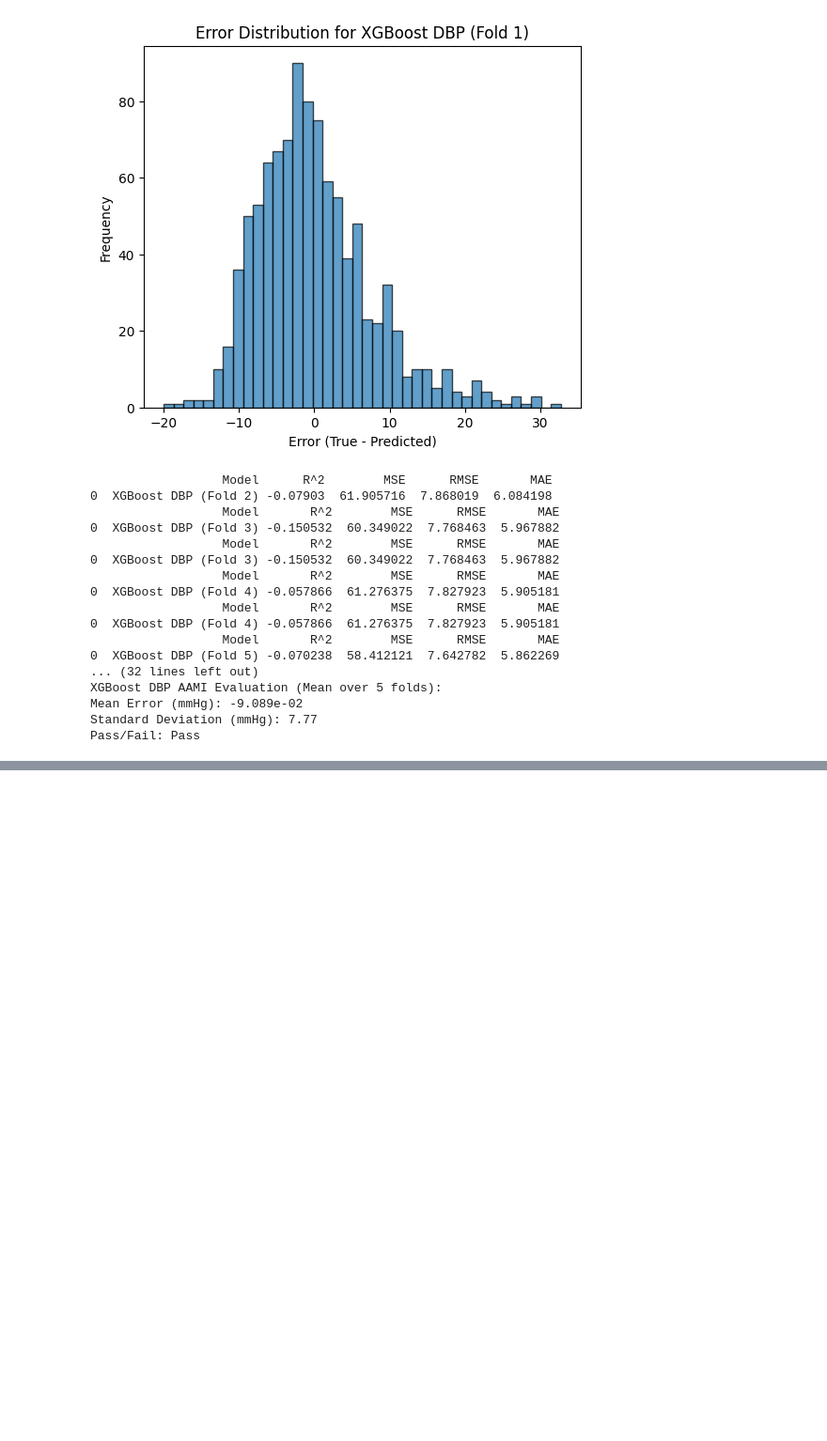
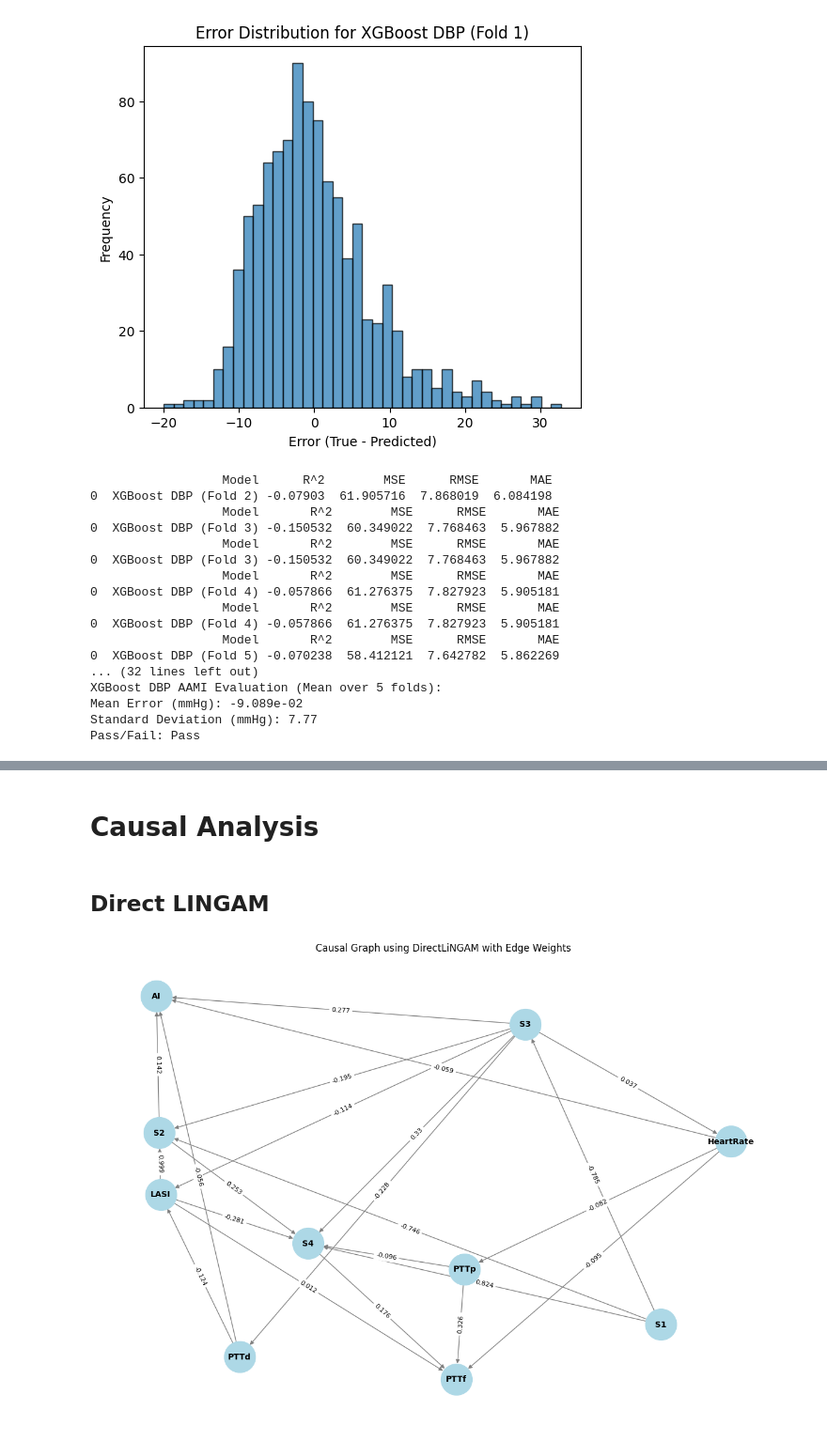
Before and after one commit to AniruthAnanth/CuffLessBloodPressureEstimation, a Jupyter notebook: main.ipynb, the cells around one changed output, grey strips where cells are left out. Shown at 94% size. Drawn from its saved outputs; the diff is of its cells as text; code cells hidden in the pictures; blank space fills up the shorter version.

Commit message:
added lingam graph

```diff
--- a/main.ipynb
+++ b/main.ipynb
@@ -645,3 +647,40 @@ CatBoost SBP AAMI Evaluation (Mean over 5 folds):
 Mean Error (mmHg): 1.382e-02
 Standard Deviation (mmHg): 17.97
 Pass/Fail: Fail
+# %% [markdown]
+# Causal Analysis
+# %% [markdown]
+## Direct LINGAM
+# %%
+from lingam import DirectLiNGAM
+import networkx as nx
+
+# Fit the DirectLiNGAM model
+model = DirectLiNGAM()
+model.fit(X_scaled)
+
+# Get the adjacency matrix
+adjacency_matrix = model.adjacency_matrix_
+
+# Create a directed graph using NetworkX
+causal_graph = nx.DiGraph(adjacency_matrix)
+
+# Relabel nodes with feature names
+causal_graph = nx.relabel_nodes(causal_graph, {i: col for i, col in enumerate(X.columns)})
+
+# Draw the graph
+plt.figure(figsize=(12, 8))
+pos = nx.spring_layout(causal_graph, seed=16, k=0.5)  # Adjust `k` for better spacing
+nx.draw(
+    causal_graph, pos, with_labels=True, node_size=1500, node_color="lightblue",
+    font_size=10, font_weight="bold", edge_color="gray"
+)
+
+# Add edge weights as labels
+edge_labels = {edge: round(weight, 3) for edge, weight in nx.get_edge_attributes(causal_graph, 'weight').items()}
+nx.draw_networkx_edge_labels(causal_graph, pos, edge_labels=edge_labels, font_size=8)
+
+plt.title("Causal Graph using DirectLiNGAM with Edge Weights")
+plt.show()
+# %% [output]
+[figure, added]
```
Also changed, not shown: parts of 22 cells of this notebook, 1 other file.
